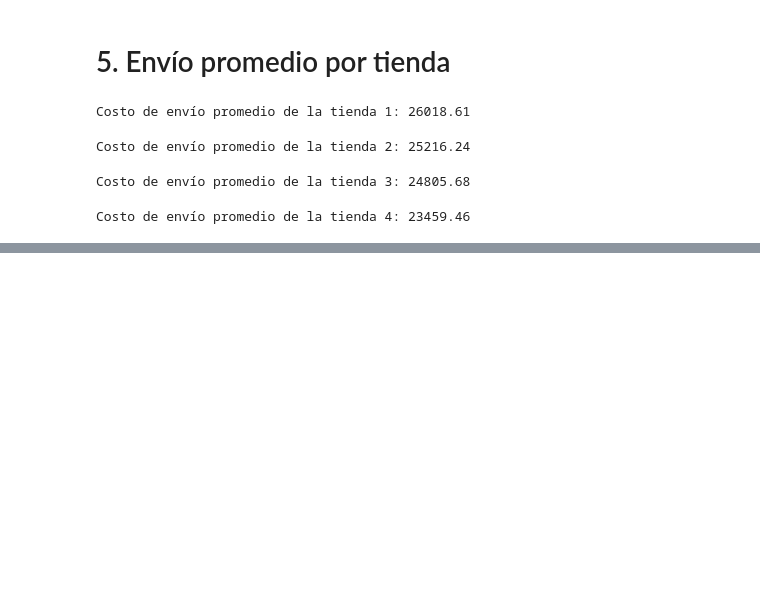
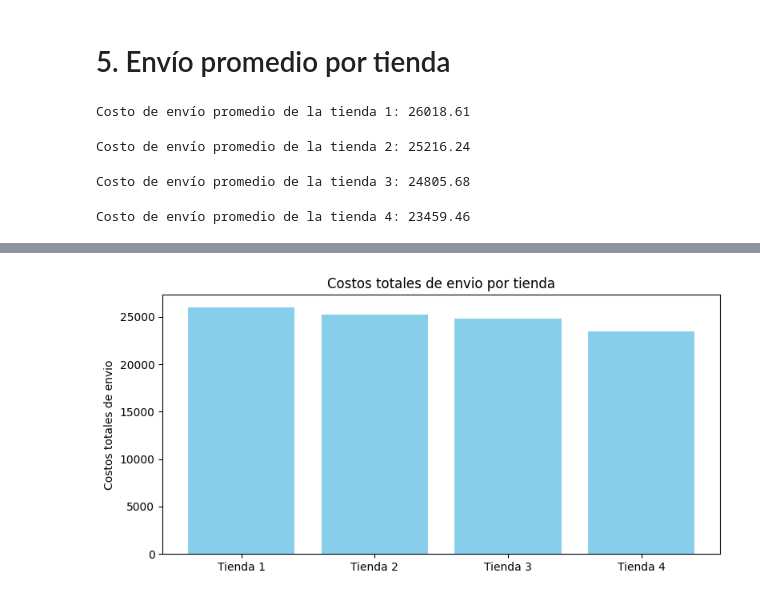
Before and after one commit to RamsesSosa04/Alura_Store_Latam, a Jupyter notebook: AluraStoreLatam.ipynb, the cells around one changed output, grey strips where cells are left out. Saved outputs shown, nothing was run; the diff lists cells and outputs as text; code cells hidden in the pictures; blank space fills up the shorter version.

```diff
--- a/AluraStoreLatam.ipynb
+++ b/AluraStoreLatam.ipynb
@@ -434,0 +445,9 @@ Costo de envío promedio de la tienda 4: 23459.46
+# %%
+plt.figure(figsize=(8, 4))
+plt.bar(tiendas, costos, color='skyblue')
+plt.ylabel('Costos totales de envio')
+plt.title('Costos totales de envio por tienda')
+plt.tight_layout()
+plt.show()
+# %% [output]
+[figure, added]
```
Also changed, not shown: parts of 3 cells of this notebook.
